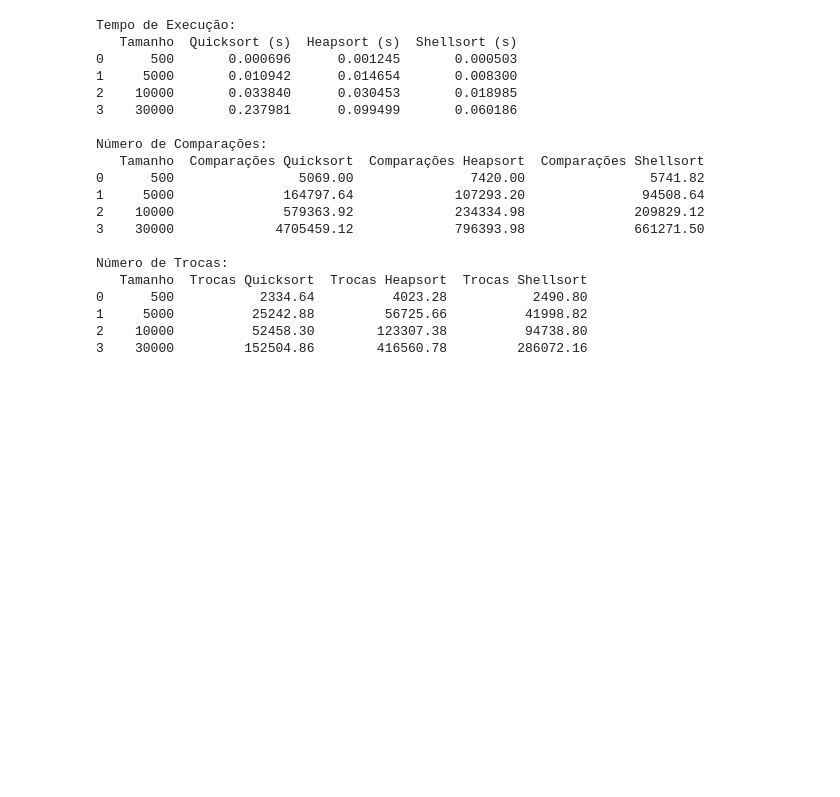
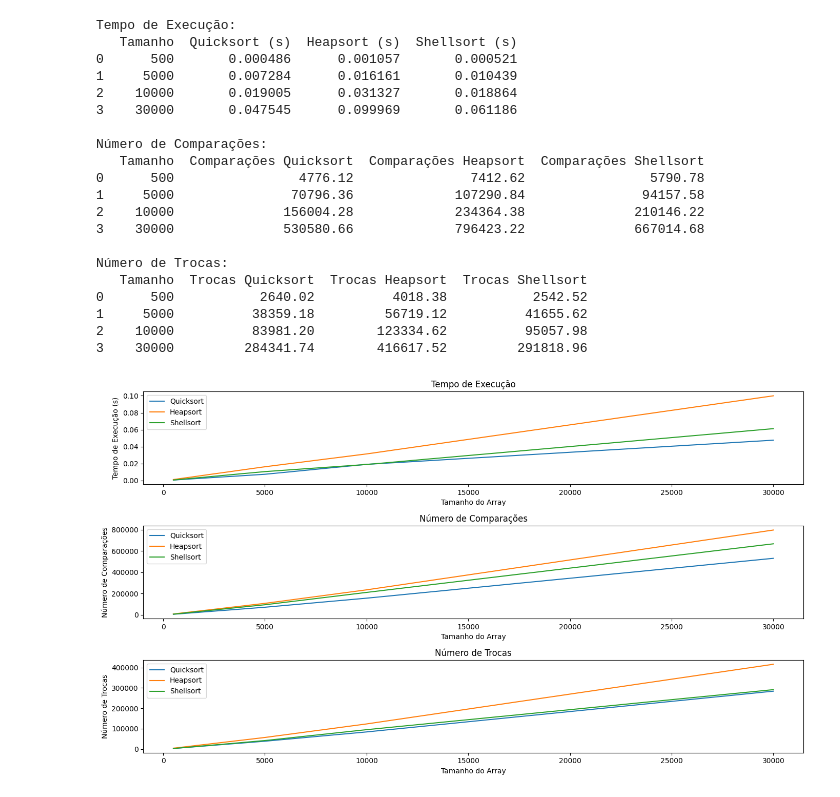
Before and after one commit to Wwwalber/MESTRADO-DOCKER-APALGOR, a Jupyter notebook: av1/lista5/resolve-lista-5.ipynb, the cells around one changed output. Cells and saved outputs as stored; diff of their text form; code cells hidden in the pictures; blank space fills up the shorter version.

Commit message:
comparações baseadas na média, mas com gráficos

```diff
--- a/av1/lista5/resolve-lista-5.ipynb
+++ b/av1/lista5/resolve-lista-5.ipynb
@@ -17,7 +17,7 @@ def quicksort(arr):
             comparisons += 1
             if arr[j] < pivot:
                 i += 1
-                arr[i], arr[j] = arr[j], arr[i]
+                arr[i], arr[j] = arr[i], arr[j]
                 swaps += 1
         arr[i + 1], arr[high] = arr[high], arr[i + 1]
         swaps += 1
@@ -153,45 +153,79 @@ def test_sorting_algorithms():
         "Tamanho": sizes,
         "Comparações Quicksort": comparisons_quicksort,
         "Comparações Heapsort": comparisons_heapsort,
         "Comparações Shellsort": comparisons_shellsort
     })
 
     df_swaps = pd.DataFrame({
         "Tamanho": sizes,
         "Trocas Quicksort": swaps_quicksort,
         "Trocas Heapsort": swaps_heapsort,
         "Trocas Shellsort": swaps_shellsort
     })
 
     print("Tempo de Execução:")
     print(df_times)
     print("\nNúmero de Comparações:")
     print(df_comparisons)
     print("\nNúmero de Trocas:")
     print(df_swaps)
 
+    # Plotagem dos gráficos
+    plt.figure(figsize=(14, 8))
+
+    plt.subplot(3, 1, 1)
+    plt.plot(sizes, times_quicksort, label='Quicksort')
+    plt.plot(sizes, times_heapsort, label='Heapsort')
+    plt.plot(sizes, times_shellsort, label='Shellsort')
+    plt.xlabel('Tamanho do Array')
+    plt.ylabel('Tempo de Execução (s)')
+    plt.title('Tempo de Execução')
+    plt.legend()
+
+    plt.subplot(3, 1, 2)
+    plt.plot(sizes, comparisons_quicksort, label='Quicksort')
+    plt.plot(sizes, comparisons_heapsort, label='Heapsort')
+    plt.plot(sizes, comparisons_shellsort, label='Shellsort')
+    plt.xlabel('Tamanho do Array')
+    plt.ylabel('Número de Comparações')
+    plt.title('Número de Comparações')
+    plt.legend()
+
+    plt.subplot(3, 1, 3)
+    plt.plot(sizes, swaps_quicksort, label='Quicksort')
+    plt.plot(sizes, swaps_heapsort, label='Heapsort')
+    plt.plot(sizes, swaps_shellsort, label='Shellsort')
+    plt.xlabel('Tamanho do Array')
+    plt.ylabel('Número de Trocas')
+    plt.title('Número de Trocas')
+    plt.legend()
+
+    plt.tight_layout()
+    plt.show()
+
 test_sorting_algorithms()
 # %% [output]
 Tempo de Execução:
    Tamanho  Quicksort (s)  Heapsort (s)  Shellsort (s)
-0      500       0.000696      0.001245       0.000503
-1     5000       0.010942      0.014654       0.008300
-2    10000       0.033840      0.030453       0.018985
-3    30000       0.237981      0.099499       0.060186
+0      500       0.000486      0.001057       0.000521
+1     5000       0.007284      0.016161       0.010439
+2    10000       0.019005      0.031327       0.018864
+3    30000       0.047545      0.099969       0.061186
 
 Número de Comparações:
    Tamanho  Comparações Quicksort  Comparações Heapsort  Comparações Shellsort
-0      500                5069.00               7420.00                5741.82
-1     5000              164797.64             107293.20               94508.64
-2    10000              579363.92             234334.98              209829.12
-3    30000             4705459.12             796393.98              661271.50
+0      500                4776.12               7412.62                5790.78
+1     5000               70796.36             107290.84               94157.58
+2    10000              156004.28             234364.38              210146.22
+3    30000              530580.66             796423.22              667014.68
 
 Número de Trocas:
    Tamanho  Trocas Quicksort  Trocas Heapsort  Trocas Shellsort
-0      500           2334.64          4023.28           2490.80
-1     5000          25242.88         56725.66          41998.82
-2    10000          52458.30        123307.38          94738.80
-3    30000         152504.86        416560.78         286072.16
+0      500           2640.02          4018.38           2542.52
+1     5000          38359.18         56719.12          41655.62
+2    10000          83981.20        123334.62          95057.98
+3    30000         284341.74        416617.52         291818.96
+[figure, added]
 # %%
 # testar o tempo de execução dos algoritmos de ordenação Quicksort, Heapsort, Inserção e Seleção.
 # estar o tempo total real para ordenar de forma crescente arranjos com 500, 5.000, 10.000 e 30.000 registros na ordem aleatória.
```
